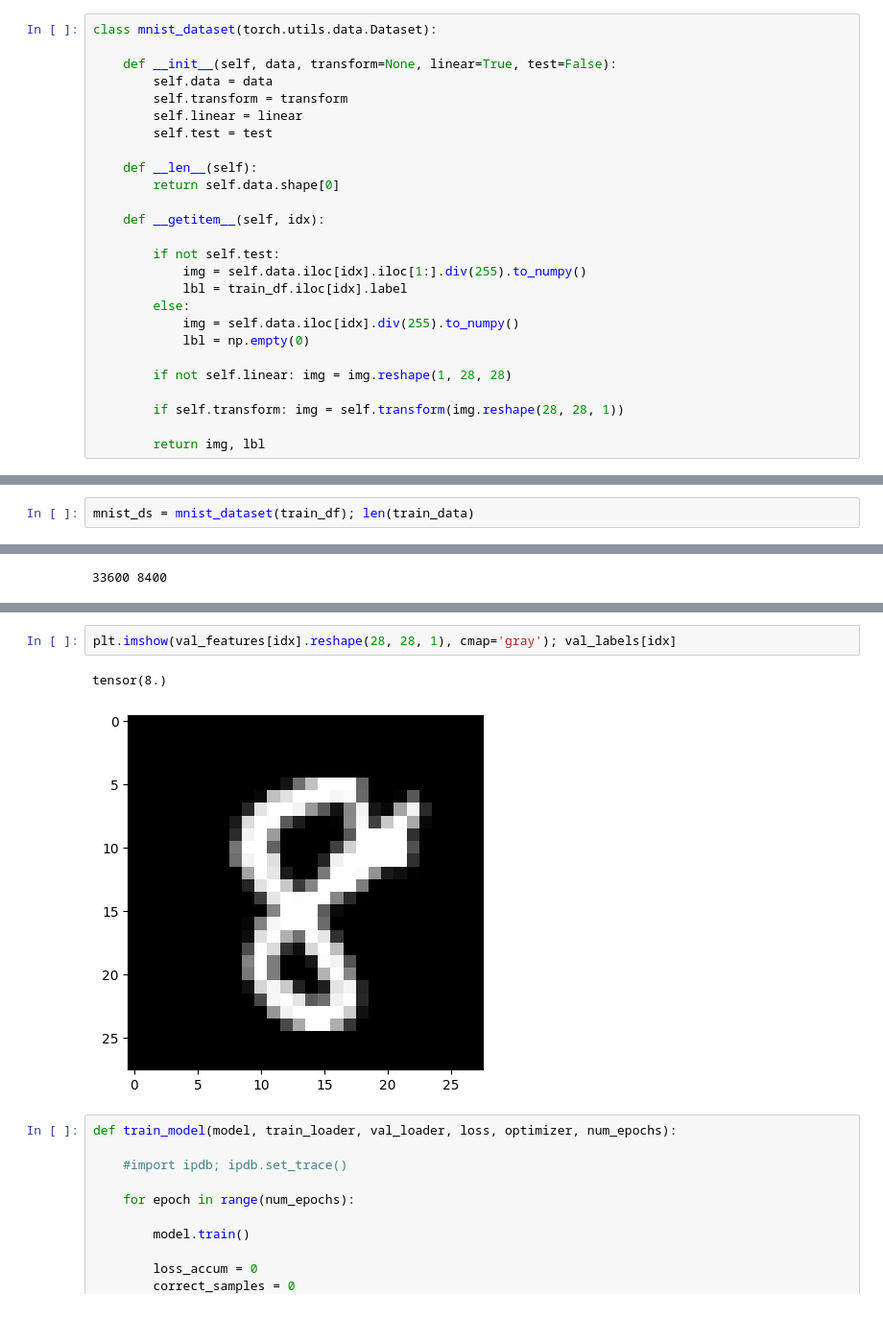
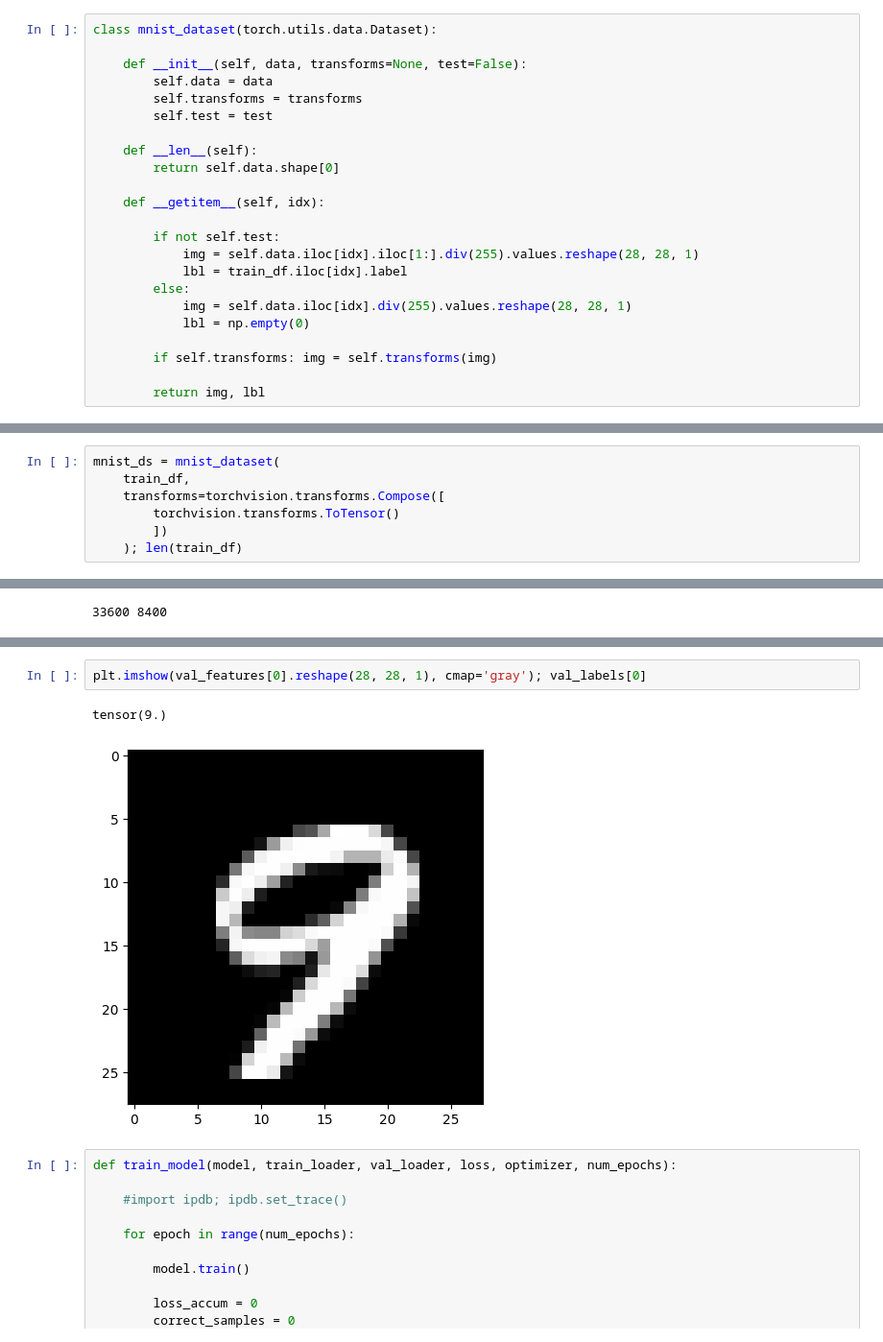
Before and after one commit to gguman/fastbook, a Jupyter notebook: homework/mnist/mnist.ipynb, the cells around one changed output, grey strips where cells are left out. Shown: that part at 96% size. Drawn from its saved outputs; the diff is of its cells as text.

```diff
--- a/homework/mnist/mnist.ipynb
+++ b/homework/mnist/mnist.ipynb
@@ -32,10 +36,9 @@ train_df.head()
 # %%
 class mnist_dataset(torch.utils.data.Dataset):
 
-    def __init__(self, data, transform=None, linear=True, test=False):
+    def __init__(self, data, transforms=None, test=False):
         self.data = data
-        self.transform = transform
-        self.linear = linear
+        self.transforms = transforms
         self.test = test
 
     def __len__(self):
@@ -44,15 +47,13 @@ class mnist_dataset(torch.utils.data.Dataset):
     def __getitem__(self, idx):
 
         if not self.test:
-            img = self.data.iloc[idx].iloc[1:].div(255).to_numpy()
+            img = self.data.iloc[idx].iloc[1:].div(255).values.reshape(28, 28, 1)
             lbl = train_df.iloc[idx].label
         else:
-            img = self.data.iloc[idx].div(255).to_numpy()
+            img = self.data.iloc[idx].div(255).values.reshape(28, 28, 1)
             lbl = np.empty(0)
 
-        if not self.linear: img = img.reshape(1, 28, 28)
-
-        if self.transform: img = self.transform(img.reshape(28, 28, 1))
+        if self.transforms: img = self.transforms(img)
 
         return img, lbl
 # %%
@@ -93,4 +94,9 @@ tensor([[[0.0000, 0.0000, 0.0000, 0.0000, 0.0000, 0.0000, 0.0000, 0.0000,
           0.0000, 0.0000, 0.0000, 0.0000, 0.0000, 0.0000, 0.0000, 0.0000,
           0.0000, 0.0000, 0.0000, 0.0000]]])
 # %%
-mnist_ds = mnist_dataset(train_df); len(train_data)
+mnist_ds = mnist_dataset(
+    train_df,
+    transforms=torchvision.transforms.Compose([
+        torchvision.transforms.ToTensor()
+        ])
+    ); len(train_df)
@@ -150,8 +166,8 @@ tensor(7.)
 # %%
-plt.imshow(val_features[idx].reshape(28, 28, 1), cmap='gray'); val_labels[idx]
+plt.imshow(val_features[0].reshape(28, 28, 1), cmap='gray'); val_labels[0]
 # %% [output]
-tensor(8.)
+tensor(9.)
-[figure, old version]
+[figure, new version]
 # %%
 def train_model(model, train_loader, val_loader, loss, optimizer, num_epochs):
 
```
Also changed, not shown: parts of 31 cells of this notebook.
